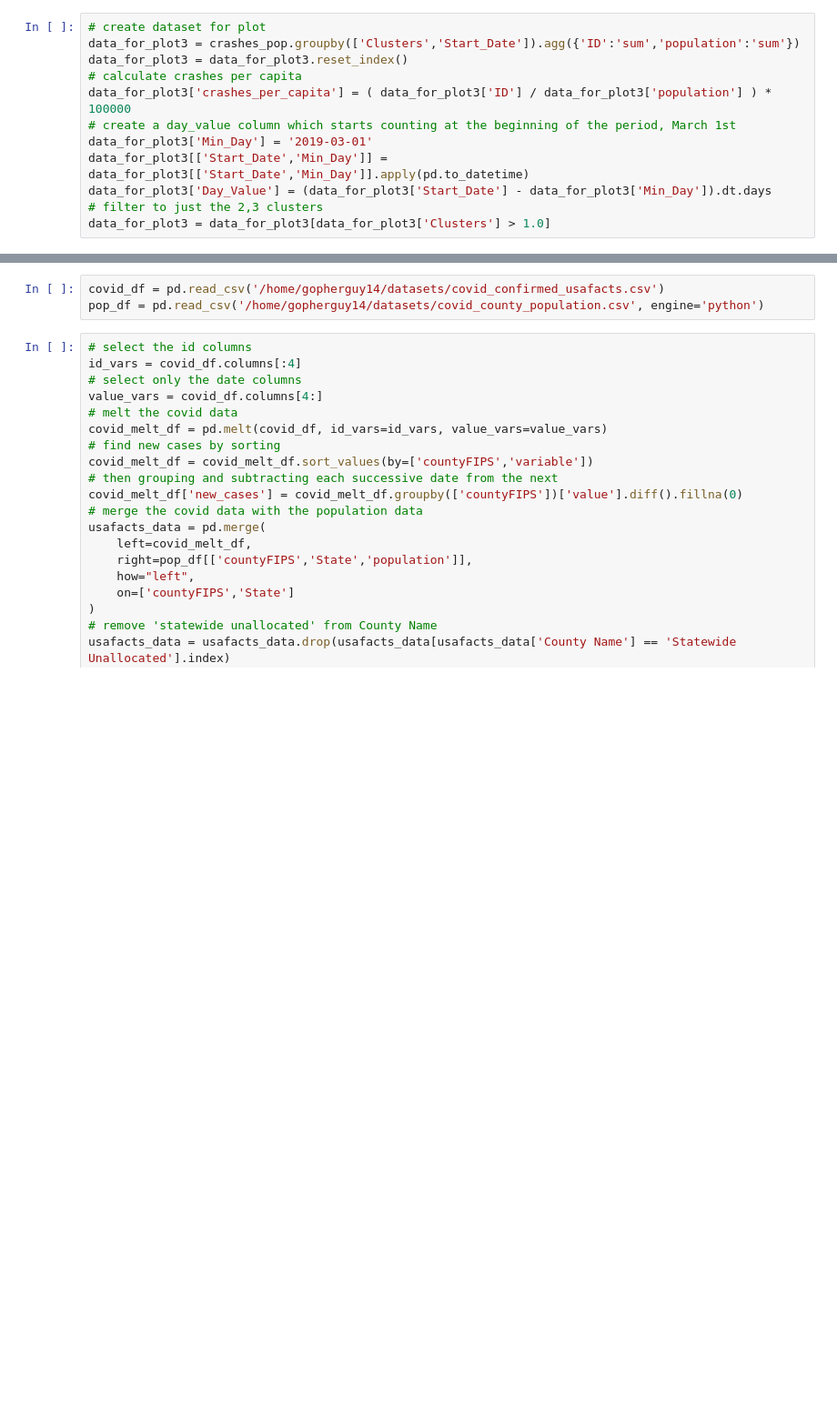
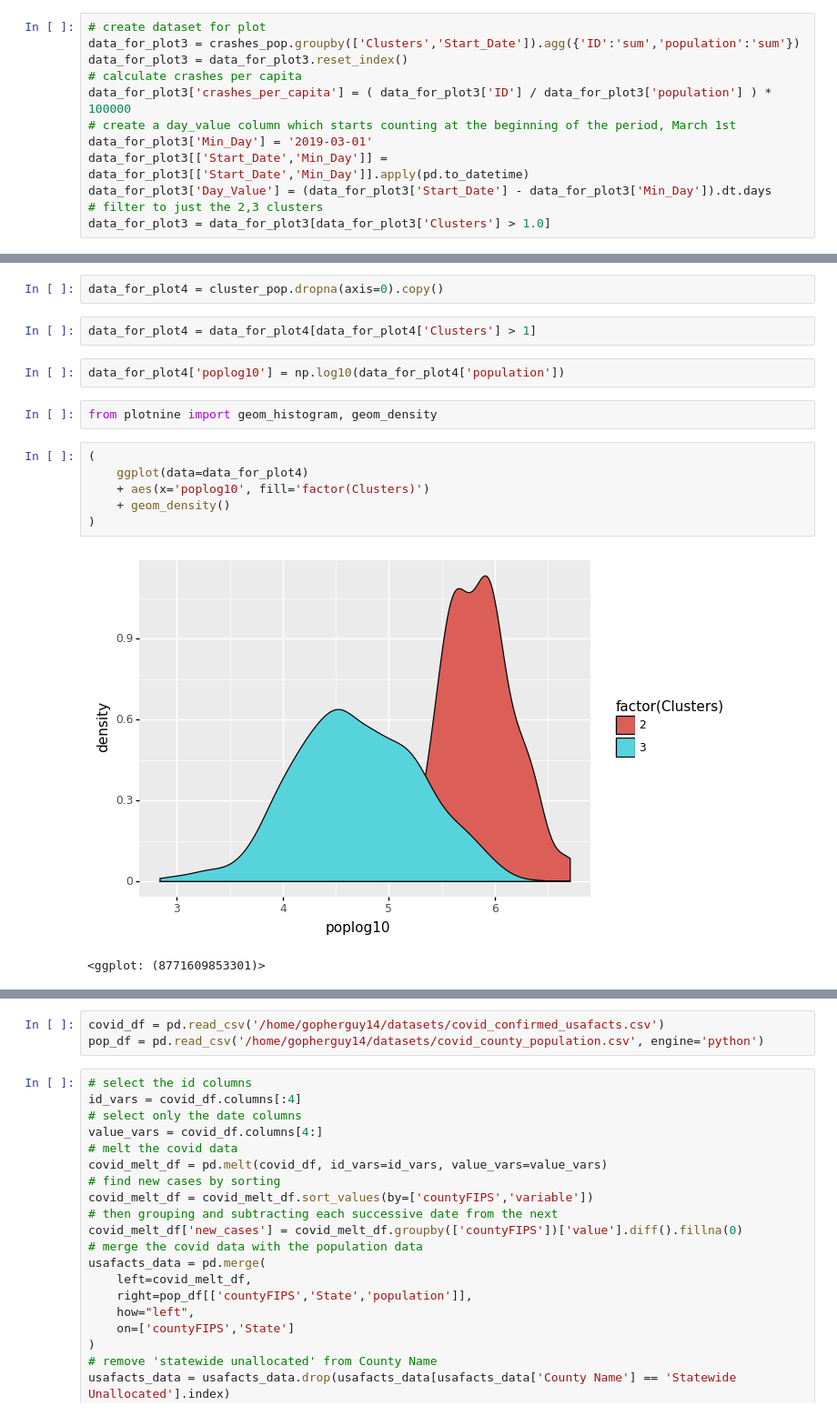
Before and after one commit to DJSherwood/ds_project1, a Jupyter notebook: crashes_and_covid.ipynb, the cells around one changed output, grey strips where cells are left out. Shown: that part at 91% size. Drawn from its saved outputs; the diff is of its cells as text; blank space fills up the shorter version.

```diff
--- a/crashes_and_covid.ipynb
+++ b/crashes_and_covid.ipynb
@@ -259,0 +263,17 @@ data_for_plot3 = data_for_plot3[data_for_plot3['Clusters'] > 1.0]
+# %%
+data_for_plot4 = cluster_pop.dropna(axis=0).copy()
+# %%
+data_for_plot4 = data_for_plot4[data_for_plot4['Clusters'] > 1]
+# %%
+data_for_plot4['poplog10'] = np.log10(data_for_plot4['population'])
+# %%
+from plotnine import geom_histogram, geom_density
+# %%
+(
+    ggplot(data=data_for_plot4)
+    + aes(x='poplog10', fill='factor(Clusters)')
+    + geom_density()
+)
+# %% [output]
+[figure, added]
+<ggplot: (8771609853301)>
```
Also changed, not shown: parts of 42 cells of this notebook.
